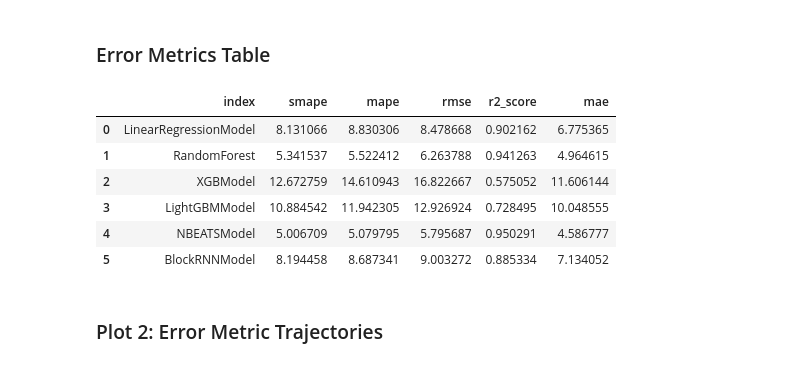
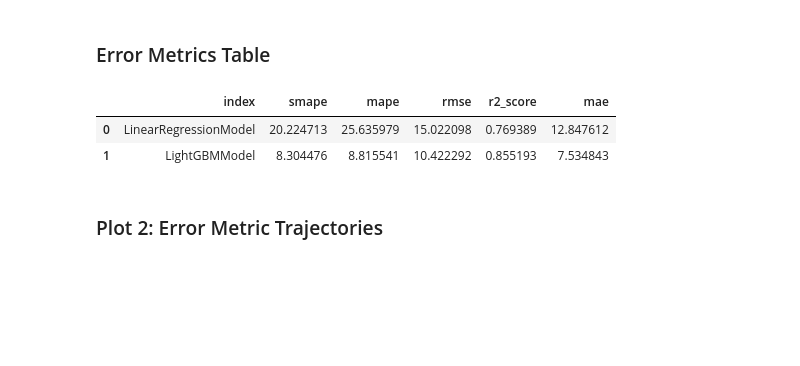
Before and after one commit to tsbyq/WattCast, a Jupyter notebook: bin/forecasting_results.ipynb, the cells around one changed output. Saved outputs shown, nothing was run; the diff lists cells and outputs as text; code cells hidden in the pictures; blank space fills up the shorter version.

```diff
--- a/bin/forecasting_results.ipynb
+++ b/bin/forecasting_results.ipynb
@@ -267,11 +262,11 @@ nbeats_model = NBEATSModel(
 
 model_instances = [
                     lr_model,
-                    rf_model,
-                    xgb_model,
+                    # rf_model,
+                    # xgb_model,
                     lgbm_model,
-                    nbeats_model,
-                    block_rnn_model,
+                    # nbeats_model,
+                    # block_rnn_model,
                     ]
 # %%
 models, run_times = train_models(model_instances,
@@ -363,10 +317,12 @@ for season, (ts, ts_cov, gt) in test_sets.items():
                                             last_points_only=False,
                                             )
 
-        historics_per_model[model_name] = historics # storing the forecasts in batches of the forecasting horizon, for plot 2
-        ts_predictions = ts_list_concat(historics, eval_stride) # concatenating the batches into a single time series for plot 1, this keeps the n_ahead
-        ts_predictions_inverse = pipeline.inverse_transform(ts_predictions) # inverse transform the predictions, we need the original values for the evaluation
-        ts_predictions_per_model[model_name] = ts_predictions_inverse
+
+        historics_inverted = [pipeline.inverse_transform(historic) for historic in historics][1:] # the first historic is partly nan, so we skip it
+        historics_per_model[model_name] = historics_inverted # storing the forecasts in batches of the forecasting horizon, for plot 2
+        ts_predictions = ts_list_concat(historics_inverted, eval_stride) # concatenating the batches into a single time series for plot 1, this keeps the n_ahead
+        #ts_predictions_inverse = pipeline.inverse_transform(ts_predictions) # inverse transform the predictions, we need the original values for the evaluation
+        ts_predictions_per_model[model_name] = ts_predictions
 
 
     dict_result_season[season] = historics_per_model, ts_predictions_per_model, gt
@@ -398,15 +361,11 @@ for season, (_, preds_per_model, gt) in dict_result_season.items():
     wandb.log({f"{season} - Error metrics for {config.spatial_scale} in {config.location}": wandb.Table(dataframe=table)})
     dict_table_metrics_per_season[season] = table
 # %%
-dict_table_metrics_per_season["Summer"]
+dict_table_metrics_per_season["Winter"]
 # %% [output]
 |  | index | smape | mape | rmse | r2_score | mae |
-| 0 | LinearRegressionModel | 8.131066 | 8.830306 | 8.478668 | 0.902162 | 6.775365 |
-| 1 | RandomForest | 5.341537 | 5.522412 | 6.263788 | 0.941263 | 4.964615 |
-| 2 | XGBModel | 12.672759 | 14.610943 | 16.822667 | 0.575052 | 11.606144 |
-| 3 | LightGBMModel | 10.884542 | 11.942305 | 12.926924 | 0.728495 | 10.048555 |
-| 4 | NBEATSModel | 5.006709 | 5.079795 | 5.795687 | 0.950291 | 4.586777 |
-| 5 | BlockRNNModel | 8.194458 | 8.687341 | 9.003272 | 0.885334 | 7.134052 |
+| 0 | LinearRegressionModel | 20.224713 | 25.635979 | 15.022098 | 0.769389 | 12.847612 |
+| 1 | LightGBMModel | 8.304476 | 8.815541 | 10.422292 | 0.855193 | 7.534843 |
 # %% [markdown]
 ### Plot 2: Error Metric Trajectories
 # %%
```
Also changed, not shown: parts of 7 cells of this notebook.
